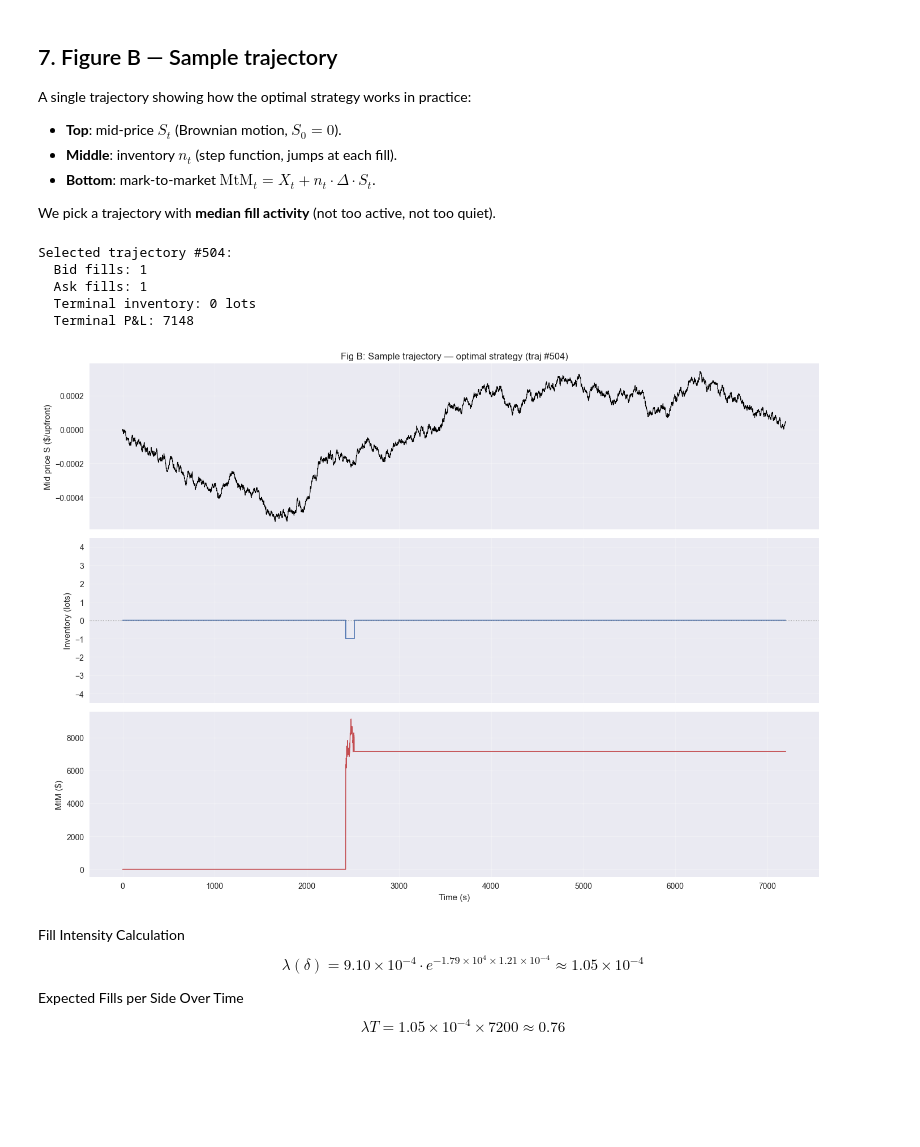
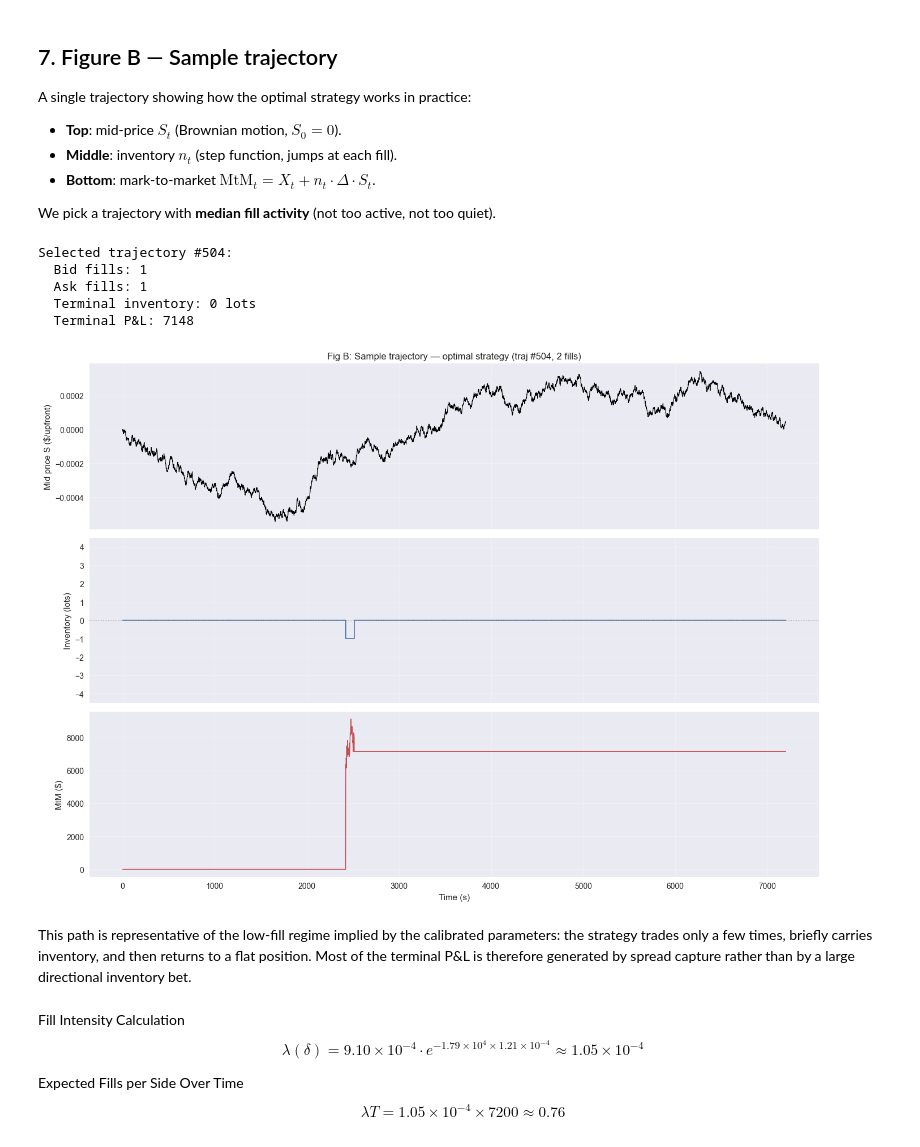
Before and after one commit to hamzaelarji/Market-Microstructure-, a Jupyter notebook: project/notebooks/05_monte_carlo.ipynb, the cells around one changed output. Cells and saved outputs as stored; diff of their text form; code cells hidden in the pictures; blank space fills up the shorter version.

```diff
--- a/project/notebooks/05_monte_carlo.ipynb
+++ b/project/notebooks/05_monte_carlo.ipynb
@@ -214,6 +219,8 @@ We pick a trajectory with **median fill activity** (not too active, not too quie
 # %%
 # Pick trajectory with median total fills
 idx_med = np.argsort(res_opt["n_bid_fills"] + res_opt["n_ask_fills"])[N_SIM // 2]
+fills = res_opt["n_bid_fills"][idx_med] + res_opt["n_ask_fills"][idx_med]
+
 times = res_opt["times"]
 
 print(f"Selected trajectory #{idx_med}:")
@@ -226,35 +233,37 @@ fig, axes = plt.subplots(3, 1, figsize=(14, 10), sharex=True)
 
 # Price
 ax = axes[0]
 ax.plot(times, res_opt["price"][idx_med], color="k", lw=0.8)
 ax.set_ylabel("Mid price S ($/upfront)")
-ax.set_title(f"Fig B: Sample trajectory — optimal strategy (traj #{idx_med})")
+ax.set_title(f"Fig B: Sample trajectory — optimal strategy (traj #{idx_med}, {fills} fills)")
 ax.grid(alpha=0.3)
 
 # Inventory
 ax = axes[1]
 ax.step(times, res_opt["inventory"][idx_med], where="post", color="C0", lw=1.2)
 ax.set_ylabel("Inventory (lots)")
 ax.axhline(0, color="gray", ls=":", lw=0.8)
 ax.set_ylim(-Q - 0.5, Q + 0.5)
 ax.grid(alpha=0.3)
 
 # MtM
 ax = axes[2]
 ax.plot(times, res_opt["mtm"][idx_med], color="C2", lw=1)
 ax.set_xlabel("Time (s)")
 ax.set_ylabel("MtM ($)")
 ax.grid(alpha=0.3)
 
 fig.tight_layout()
 plt.show()
 # %% [output]
 Selected trajectory #504:
   Bid fills: 1
   Ask fills: 1
   Terminal inventory: 0 lots
   Terminal P&L: 7148
-[figure, old version]
+[figure, new version]
+# %% [markdown]
+This path is representative of the low-fill regime implied by the calibrated parameters: the strategy trades only a few times, briefly carries inventory, and then returns to a flat position. Most of the terminal P&L is therefore generated by spread capture rather than by a large directional inventory bet.
 # %% [markdown]
 Fill Intensity Calculation
 $$
```
Also changed, not shown: parts of 14 cells of this notebook, 1 other file.
